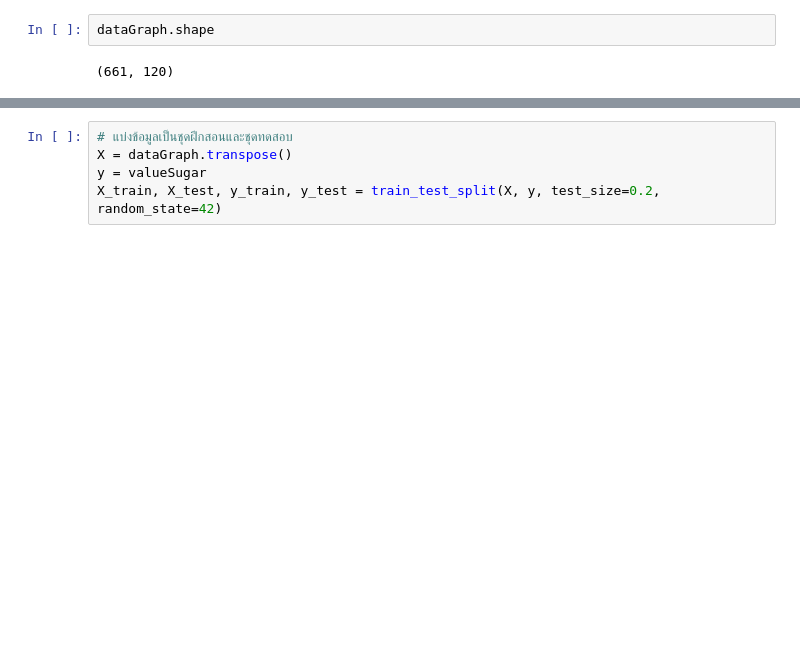
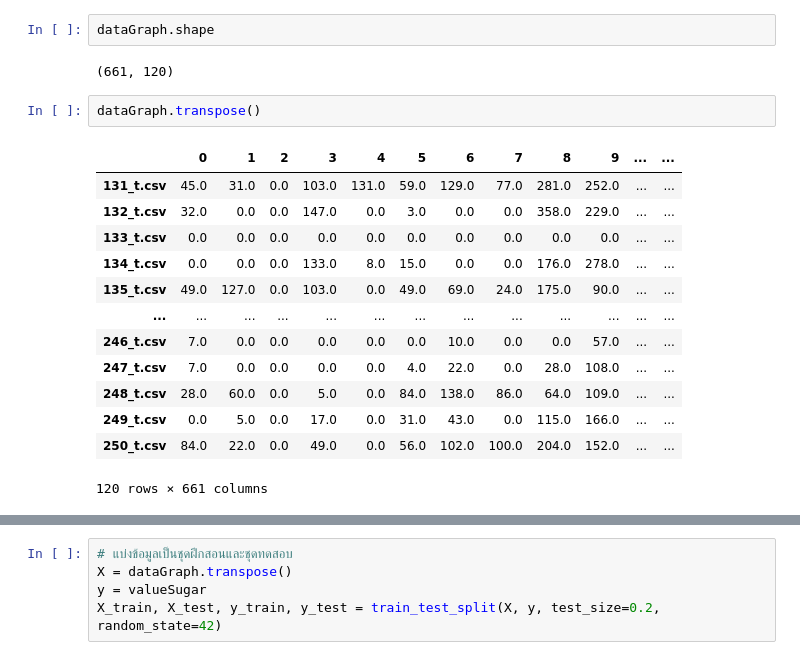
Before and after one commit to jarvisN/testNon, a Jupyter notebook: python/testML/test_NonSK.ipynb, the cells around one changed output, grey strips where cells are left out. Saved outputs shown, nothing was run; the diff lists cells and outputs as text; blank space fills up the shorter version.

```diff
--- a/python/testML/test_NonSK.ipynb
+++ b/python/testML/test_NonSK.ipynb
@@ -89,5 +89,21 @@ plt.show()
 dataGraph.shape
 # %% [output]
 (661, 120)
+# %%
+dataGraph.transpose()
+# %% [output]
+|  | 0 | 1 | 2 | 3 | 4 | 5 | 6 | 7 | 8 | 9 | ... | ... |
+| 131_t.csv | 45.0 | 31.0 | 0.0 | 103.0 | 131.0 | 59.0 | 129.0 | 77.0 | 281.0 | 252.0 | ... | ... |
+| 132_t.csv | 32.0 | 0.0 | 0.0 | 147.0 | 0.0 | 3.0 | 0.0 | 0.0 | 358.0 | 229.0 | ... | ... |
+| 133_t.csv | 0.0 | 0.0 | 0.0 | 0.0 | 0.0 | 0.0 | 0.0 | 0.0 | 0.0 | 0.0 | ... | ... |
+| 134_t.csv | 0.0 | 0.0 | 0.0 | 133.0 | 8.0 | 15.0 | 0.0 | 0.0 | 176.0 | 278.0 | ... | ... |
+| 135_t.csv | 49.0 | 127.0 | 0.0 | 103.0 | 0.0 | 49.0 | 69.0 | 24.0 | 175.0 | 90.0 | ... | ... |
+| ... | ... | ... | ... | ... | ... | ... | ... | ... | ... | ... | ... | ... |
+| 246_t.csv | 7.0 | 0.0 | 0.0 | 0.0 | 0.0 | 0.0 | 10.0 | 0.0 | 0.0 | 57.0 | ... | ... |
+| 247_t.csv | 7.0 | 0.0 | 0.0 | 0.0 | 0.0 | 4.0 | 22.0 | 0.0 | 28.0 | 108.0 | ... | ... |
+| 248_t.csv | 28.0 | 60.0 | 0.0 | 5.0 | 0.0 | 84.0 | 138.0 | 86.0 | 64.0 | 109.0 | ... | ... |
+| 249_t.csv | 0.0 | 5.0 | 0.0 | 17.0 | 0.0 | 31.0 | 43.0 | 0.0 | 115.0 | 166.0 | ... | ... |
+| 250_t.csv | 84.0 | 22.0 | 0.0 | 49.0 | 0.0 | 56.0 | 102.0 | 100.0 | 204.0 | 152.0 | ... | ... |
+120 rows × 661 columns
 # %%
 valueSugar.shape
```
Also changed, not shown: parts of 14 cells of this notebook, 4 other files.
